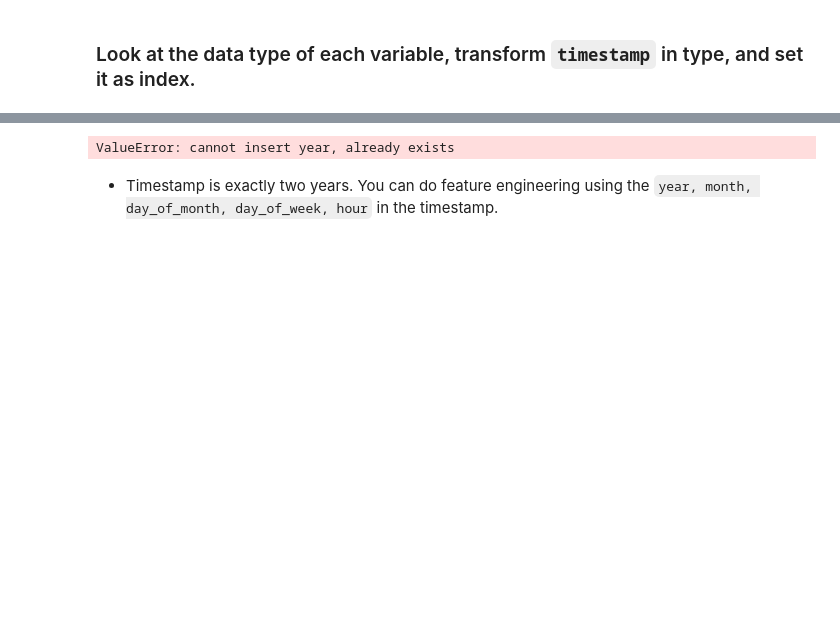
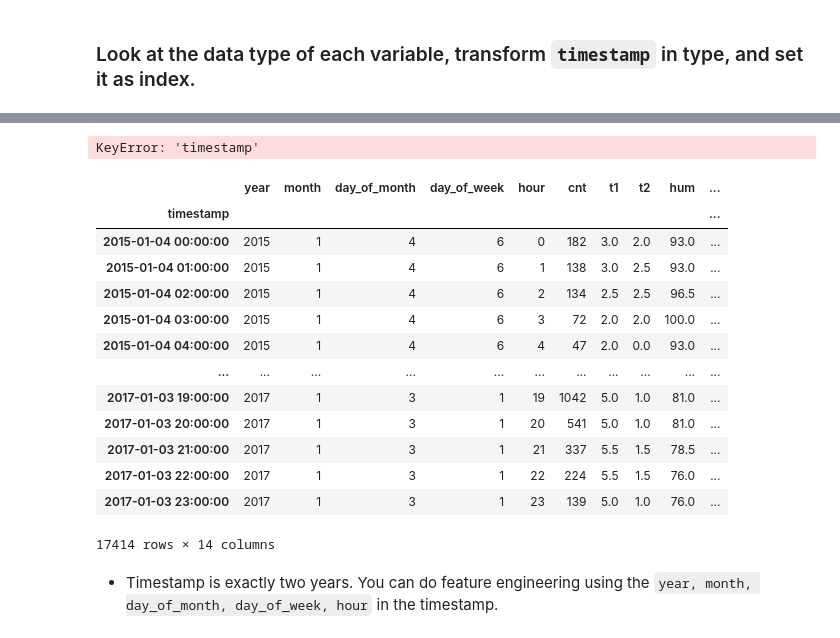
Before and after one commit to KursaDSc/Data_visualization_Assignment, a Jupyter notebook: Homework.ipynb, the cells around one changed output, grey strips where cells are left out. Cells and saved outputs as stored; diff of their text form; code cells hidden in the pictures; blank space fills up the shorter version.

```diff
--- a/Homework.ipynb
+++ b/Homework.ipynb
@@ -191,14 +191,30 @@ df.insert(1,'month','')
 df.insert(2,'day_of_month','')
 df.insert(3,'day_of_week','')
 df.insert(4,'hour','')
-
-df['year'] = df.index.dt.year.strftime('%Y-%m')
-df['month'] = df.index.month()
-df['day_of_month'] = df.index.day_of_month()
-df['day_of_week'] = df.index.day_of_week()
-df['hour'] = df.index.hour()
 # %% [output]
-ValueError: cannot insert year, already exists
+KeyError: 'timestamp'
+# %%
+df['year'] = pd.DatetimeIndex(df.index).year
+df['month'] = pd.DatetimeIndex(df.index).month
+df['day_of_month'] = pd.DatetimeIndex(df.index).day
+df['day_of_week'] = pd.DatetimeIndex(df.index).weekday
+df['hour'] = pd.DatetimeIndex(df.index).hour
+df
+# %% [output]
+|  | year | month | day_of_month | day_of_week | hour | cnt | t1 | t2 | hum | ... |
+| timestamp |  |  |  |  |  |  |  |  |  | ... |
+| 2015-01-04 00:00:00 | 2015 | 1 | 4 | 6 | 0 | 182 | 3.0 | 2.0 | 93.0 | ... |
+| 2015-01-04 01:00:00 | 2015 | 1 | 4 | 6 | 1 | 138 | 3.0 | 2.5 | 93.0 | ... |
+| 2015-01-04 02:00:00 | 2015 | 1 | 4 | 6 | 2 | 134 | 2.5 | 2.5 | 96.5 | ... |
+| 2015-01-04 03:00:00 | 2015 | 1 | 4 | 6 | 3 | 72 | 2.0 | 2.0 | 100.0 | ... |
+| 2015-01-04 04:00:00 | 2015 | 1 | 4 | 6 | 4 | 47 | 2.0 | 0.0 | 93.0 | ... |
+| ... | ... | ... | ... | ... | ... | ... | ... | ... | ... | ... |
+| 2017-01-03 19:00:00 | 2017 | 1 | 3 | 1 | 19 | 1042 | 5.0 | 1.0 | 81.0 | ... |
+| 2017-01-03 20:00:00 | 2017 | 1 | 3 | 1 | 20 | 541 | 5.0 | 1.0 | 81.0 | ... |
+| 2017-01-03 21:00:00 | 2017 | 1 | 3 | 1 | 21 | 337 | 5.5 | 1.5 | 78.5 | ... |
+| 2017-01-03 22:00:00 | 2017 | 1 | 3 | 1 | 22 | 224 | 5.5 | 1.5 | 76.0 | ... |
+| 2017-01-03 23:00:00 | 2017 | 1 | 3 | 1 | 23 | 139 | 5.0 | 1.0 | 76.0 | ... |
+17414 rows × 14 columns
 # %% [markdown]
 - Timestamp is exactly two years. You can do feature engineering using the `year, month, day_of_month, day_of_week, hour` in the timestamp.
 # %% [markdown]
```
Also changed, not shown: parts of 13 cells of this notebook, 1 other file.
